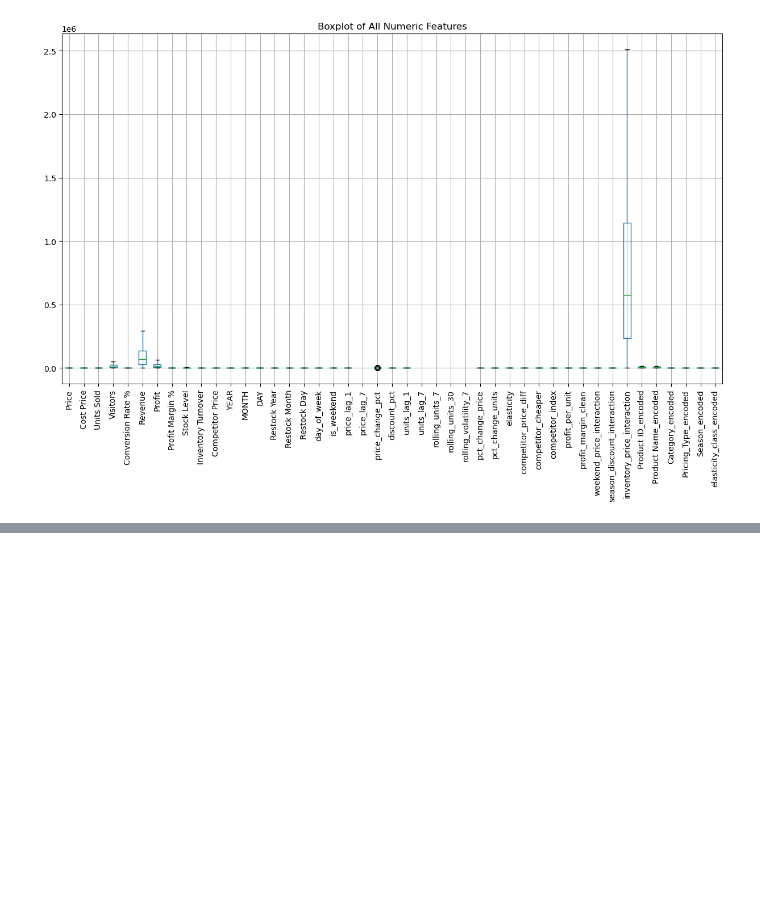
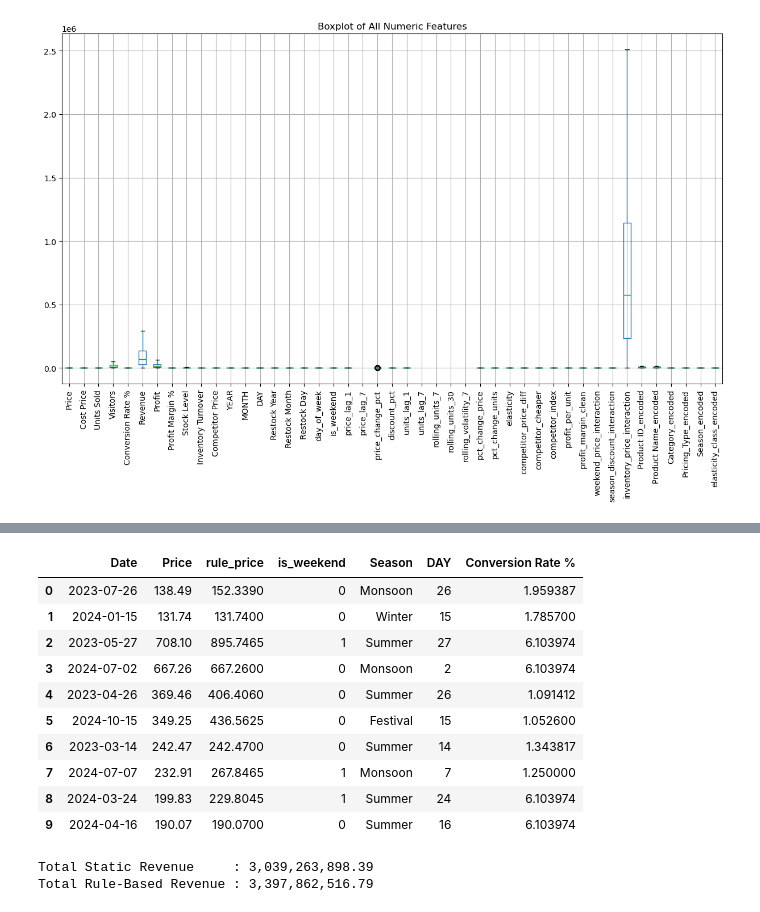
Before and after one commit to Dhanushpb/AI-PriceOptima, a Jupyter notebook: AIi.ipynb, the cells around one changed output, grey strips where cells are left out. Saved outputs shown, nothing was run; the diff lists cells and outputs as text; code cells hidden in the pictures; blank space fills up the shorter version.

```diff
--- a/AIi.ipynb
+++ b/AIi.ipynb
@@ -2,7 +2,7 @@
 import numpy as np
 import pandas as pd
 # %%
-df = pd.read_csv("revenue_lift_9pct_30000.csv")
+df = pd.read_csv("C:\\Users\\dhanu\\OneDrive\\Desktop\\DataSet\\dataSet\\revenue_lift_9pct_30000.csv")
 # %%
 df.head()
 # %% [output]
@@ -698,0 +720,32 @@ plt.show()
+# %%
+# TIME-BASED PRICING RULES
+
+
+# Step 1: Create rule_price column (copy original price)
+df['rule_price'] = df['Price'].copy()
+
+# Rule 1: Weekend price increase (+15%)
+df.loc[df['is_weekend'] == 1, 'rule_price'] *= 1.15
+
+# Rule 2: Festival season increase (+25%)
+df.loc[df['Season'] == 'Festival', 'rule_price'] *= 1.25
+
+# Rule 3: Month-end increase (+10%)
+df.loc[df['DAY'] >= 25, 'rule_price'] *= 1.10
+
+
+
+# Preview results
+df[['Date', 'Price', 'rule_price', 'is_weekend', 'Season', 'DAY', 'Conversion Rate %']].head(10)
+# %% [output]
+|  | Date | Price | rule_price | is_weekend | Season | DAY | Conversion Rate % |
+| 0 | 2023-07-26 | 138.49 | 152.3390 | 0 | Monsoon | 26 | 1.959387 |
+| 1 | 2024-01-15 | 131.74 | 131.7400 | 0 | Winter | 15 | 1.785700 |
+| 2 | 2023-05-27 | 708.10 | 895.7465 | 1 | Summer | 27 | 6.103974 |
+| 3 | 2024-07-02 | 667.26 | 667.2600 | 0 | Monsoon | 2 | 6.103974 |
+| 4 | 2023-04-26 | 369.46 | 406.4060 | 0 | Summer | 26 | 1.091412 |
+| 5 | 2024-10-15 | 349.25 | 436.5625 | 0 | Festival | 15 | 1.052600 |
+| 6 | 2023-03-14 | 242.47 | 242.4700 | 0 | Summer | 14 | 1.343817 |
+| 7 | 2024-07-07 | 232.91 | 267.8465 | 1 | Monsoon | 7 | 1.250000 |
+| 8 | 2024-03-24 | 199.83 | 229.8045 | 1 | Summer | 24 | 6.103974 |
+| 9 | 2024-04-16 | 190.07 | 190.0700 | 0 | Summer | 16 | 6.103974 |
@@ -698,0 +816,9 @@ plt.show()
+# %%
+total_static_revenue = df['static_revenue'].sum()
+total_rule_revenue = df['rule_revenue'].sum()
+
+print(f"Total Static Revenue     : {total_static_revenue:,.2f}")
+print(f"Total Rule-Based Revenue : {total_rule_revenue:,.2f}")
+# %% [output]
+Total Static Revenue     : 3,039,263,898.39
+Total Rule-Based Revenue : 3,397,862,516.79
```
Also changed, not shown: parts of 7 cells of this notebook.
